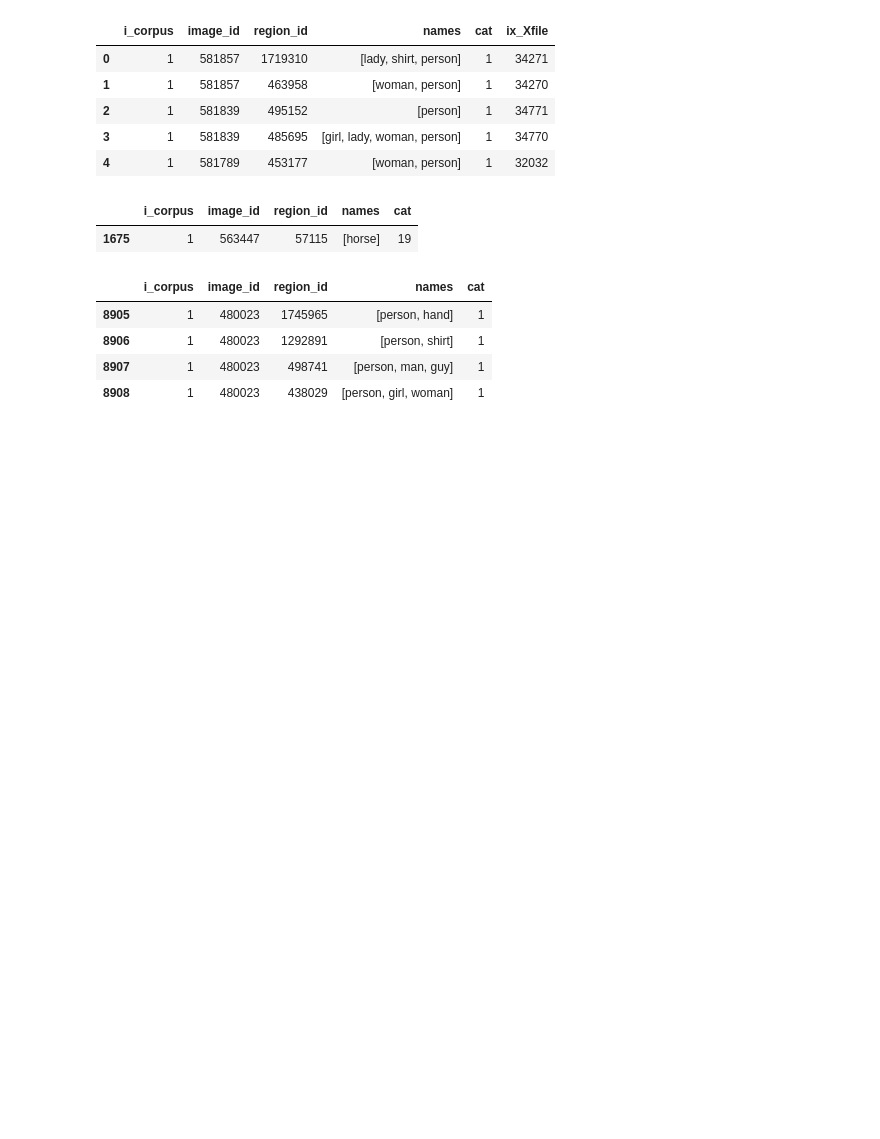
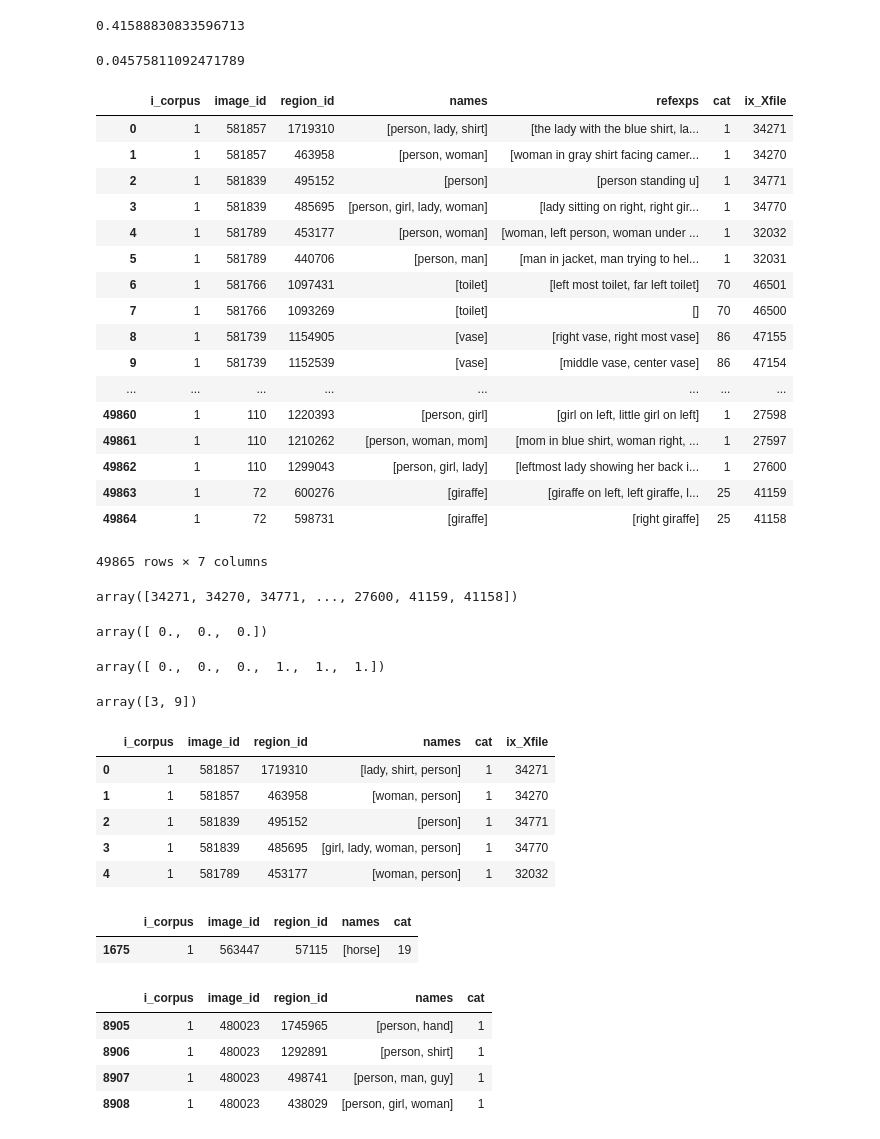
Before and after one commit to sinazarriess/zero_shot_reg, a Jupyter notebook: src/mapping/get_heads.ipynb, the cells around one changed output. Cells and saved outputs as stored; diff of their text form; code cells hidden in the pictures; blank space fills up the shorter version.

```diff
--- a/src/mapping/get_heads.ipynb
+++ b/src/mapping/get_heads.ipynb
@@ -10,3 +558,51 @@ from gensim.models import KeyedVectors
+# %%
+np.sum(a*np.log(a/b))
+# %% [output]
+0.41588830833596713
+# %%
+np.sum(a*np.log(a/c))
+# %% [output]
+0.04575811092471789
+# %%
+refdf_path = "refcoco_refdf_heads.json.gz"
+refdf = pd.read_json(refdf_path,compression='gzip', orient='split')
+# %%
+refdf
+# %% [output]
+|  | i_corpus | image_id | region_id | names | refexps | cat | ix_Xfile |
+| 0 | 1 | 581857 | 1719310 | [person, lady, shirt] | [the lady with the blue shirt, la... | 1 | 34271 |
+| 1 | 1 | 581857 | 463958 | [person, woman] | [woman in gray shirt facing camer... | 1 | 34270 |
+| 2 | 1 | 581839 | 495152 | [person] | [person standing u] | 1 | 34771 |
+| 3 | 1 | 581839 | 485695 | [person, girl, lady, woman] | [lady sitting on right, right gir... | 1 | 34770 |
+| 4 | 1 | 581789 | 453177 | [person, woman] | [woman, left person, woman under ... | 1 | 32032 |
+| 5 | 1 | 581789 | 440706 | [person, man] | [man in jacket, man trying to hel... | 1 | 32031 |
+| 6 | 1 | 581766 | 1097431 | [toilet] | [left most toilet, far left toilet] | 70 | 46501 |
+| 7 | 1 | 581766 | 1093269 | [toilet] | [] | 70 | 46500 |
+| 8 | 1 | 581739 | 1154905 | [vase] | [right vase, right most vase] | 86 | 47155 |
+| 9 | 1 | 581739 | 1152539 | [vase] | [middle vase, center vase] | 86 | 47154 |
+| ... | ... | ... | ... | ... | ... | ... | ... |
+| 49860 | 1 | 110 | 1220393 | [person, girl] | [girl on left, little girl on left] | 1 | 27598 |
+| 49861 | 1 | 110 | 1210262 | [person, woman, mom] | [mom in blue shirt, woman right, ... | 1 | 27597 |
+| 49862 | 1 | 110 | 1299043 | [person, girl, lady] | [leftmost lady showing her back i... | 1 | 27600 |
+| 49863 | 1 | 72 | 600276 | [giraffe] | [giraffe on left, left giraffe, l... | 25 | 41159 |
+| 49864 | 1 | 72 | 598731 | [giraffe] | [right giraffe] | 25 | 41158 |
+49865 rows × 7 columns
+# %%
+np.array(refdf.ix_Xfile)
+# %% [output]
+array([34271, 34270, 34771, ..., 27600, 41159, 41158])
+# %%
+np.zeros((3,))
+# %% [output]
+array([ 0.,  0.,  0.])
+# %%
+np.hstack([np.zeros((3,)), np.ones((3,))])
+# %% [output]
+array([ 0.,  0.,  0.,  1.,  1.,  1.])
+# %%
+np.random.choice([2,3,6,9,4],2,replace=False)
+# %% [output]
+array([3, 9])
 # %%
 refdf_path = "refcoco_refdf_heads.json.gz"
 # %%
```
Also changed, not shown: parts of 65 cells of this notebook, 3 other files.
